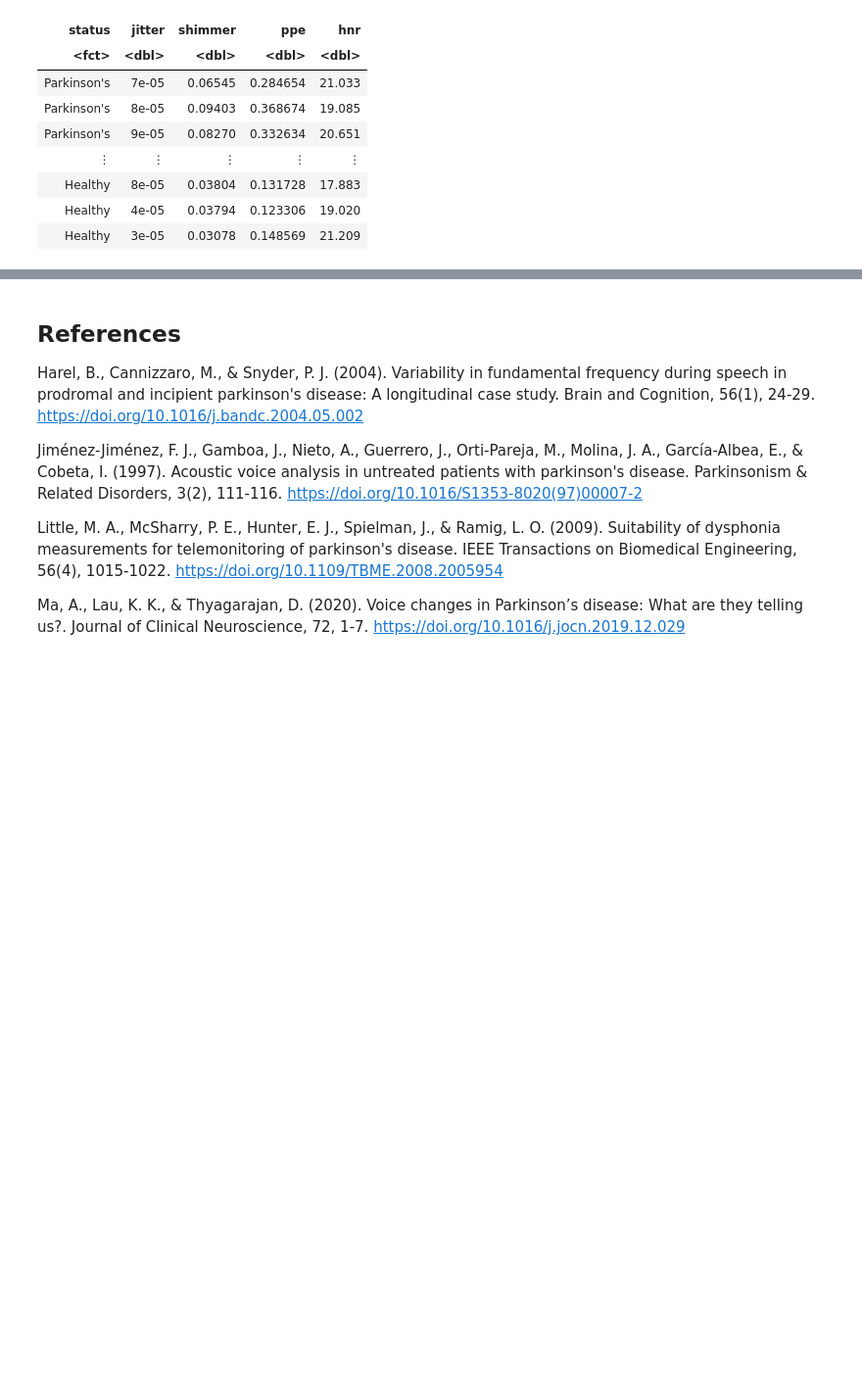
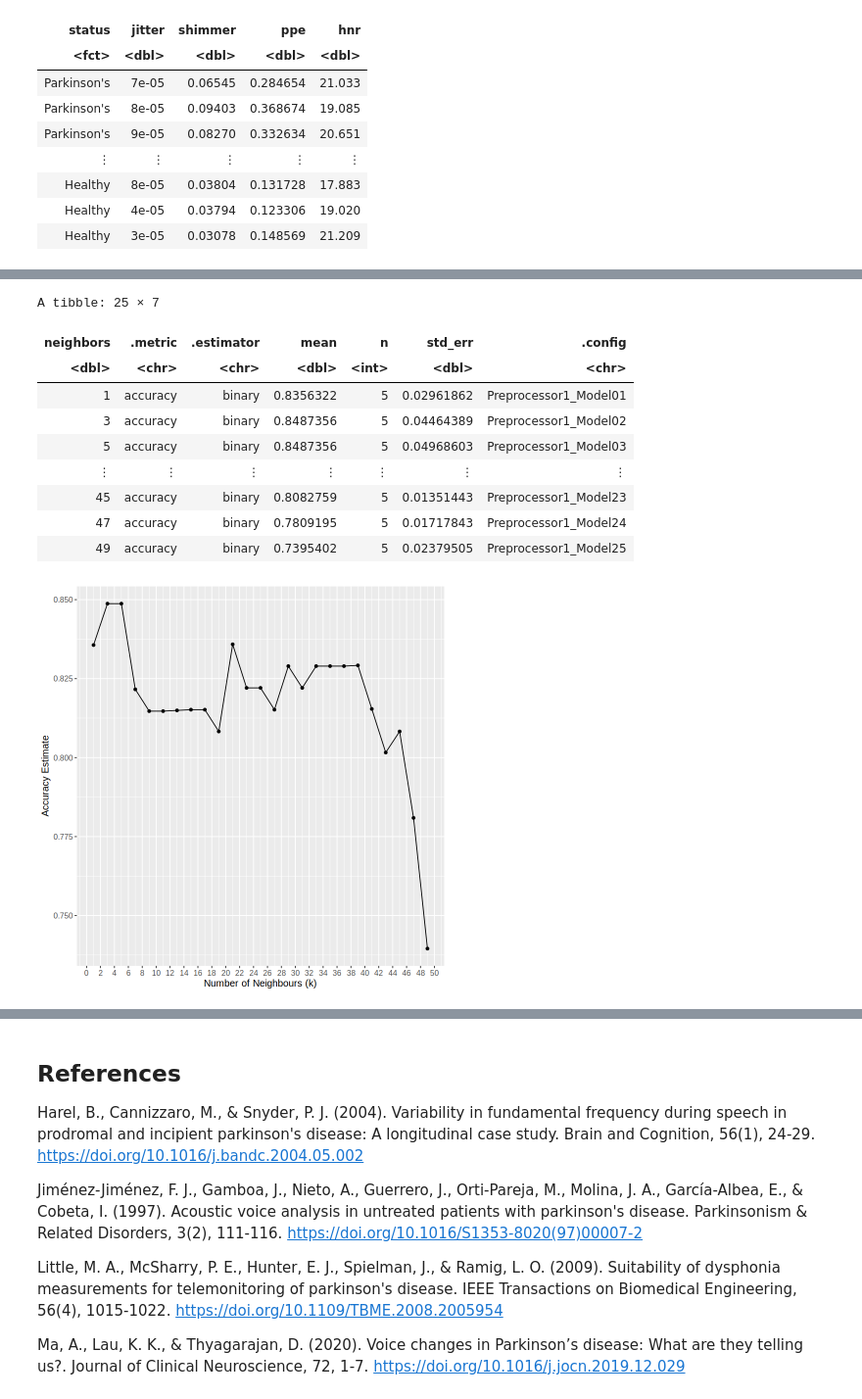
Before and after one commit to naomichoong/ds_project, a Jupyter notebook: Group 6 Project Report.ipynb, the cells around one changed output, grey strips where cells are left out. Shown at 98% size. Saved outputs shown, nothing was run; the diff lists cells and outputs as text; code cells hidden in the pictures; blank space fills up the shorter version.

```diff
--- a/Group 6 Project Report.ipynb
+++ b/Group 6 Project Report.ipynb
@@ -194,0 +202,52 @@ Warning message:
+# %%
+# K-nearest neighbours classification analysis
+
+set.seed(1234)
+options(repr.plot.height = 7, repr.plot.width = 7)
+
+# Create recipe to standardize training data
+parkinsons_recipe <- recipe(status ~., data = parkinsons_train) |>
+    step_center(all_predictors()) |>
+    step_scale(all_predictors())
+
+# Create nearest_neighbor model specification with tuning on number of neighbours
+parkinsons_spec <- nearest_neighbor(weight_func = "rectangular", neighbors = tune()) |>
+    set_engine("kknn") |>
+    set_mode("classification")
+
+# 5-fold cross-validation on training data
+parkinsons_vfold <- vfold_cv(parkinsons_train, v = 5, strata = status)
+
+# Create workflow with k ranging from 1 to 100 (by 5) and collect metrics
+gridvals <- tibble(neighbors = seq(from = 1, to = 50, by = 2))
+
+parkinsons_results <- workflow() |>
+    add_recipe(parkinsons_recipe) |>
+    add_model(parkinsons_spec) |>
+    tune_grid(resamples = parkinsons_vfold, grid = gridvals) |>
+    collect_metrics()|>
+    filter(.metric == "accuracy")
+parkinsons_results
+
+# plot k (number of neighbours) vs accuracy to choose best k
+parkinsons_plot <- parkinsons_results |>
+    ggplot(aes(x = neighbors, y = mean)) +
+    geom_point() +
+    geom_line() +
+    xlab("Number of Neighbours (k)") +
+    ylab("Accuracy Estimate") +
+    scale_x_continuous(breaks = seq(0, 50, by = 2)) +
+    theme(text = element_text(size = 12))
+parkinsons_plot
+# %% [output]
+A tibble: 25 × 7
+| neighbors | .metric | .estimator | mean | n | std_err | .config |
+| <dbl> | <chr> | <chr> | <dbl> | <int> | <dbl> | <chr> |
+| 1 | accuracy | binary | 0.8356322 | 5 | 0.02961862 | Preprocessor1_Model01 |
+| 3 | accuracy | binary | 0.8487356 | 5 | 0.04464389 | Preprocessor1_Model02 |
+| 5 | accuracy | binary | 0.8487356 | 5 | 0.04968603 | Preprocessor1_Model03 |
+| ⋮ | ⋮ | ⋮ | ⋮ | ⋮ | ⋮ | ⋮ |
+| 45 | accuracy | binary | 0.8082759 | 5 | 0.01351443 | Preprocessor1_Model23 |
+| 47 | accuracy | binary | 0.7809195 | 5 | 0.01717843 | Preprocessor1_Model24 |
+| 49 | accuracy | binary | 0.7395402 | 5 | 0.02379505 | Preprocessor1_Model25 |
+[figure, added]
```
Also changed, not shown: parts of 4 cells of this notebook, 1 other file.
